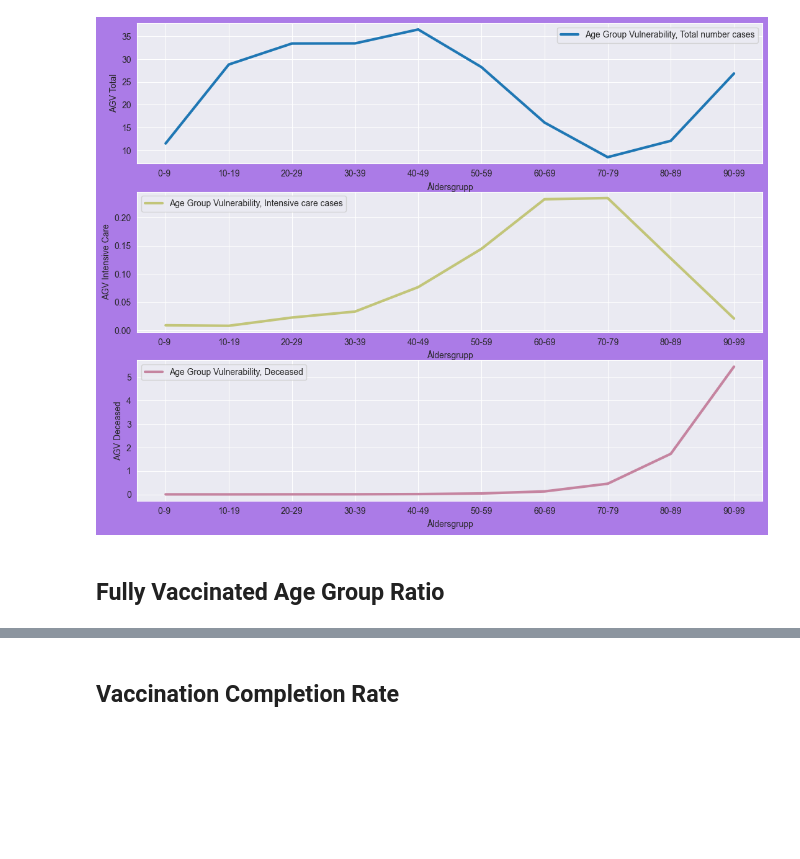
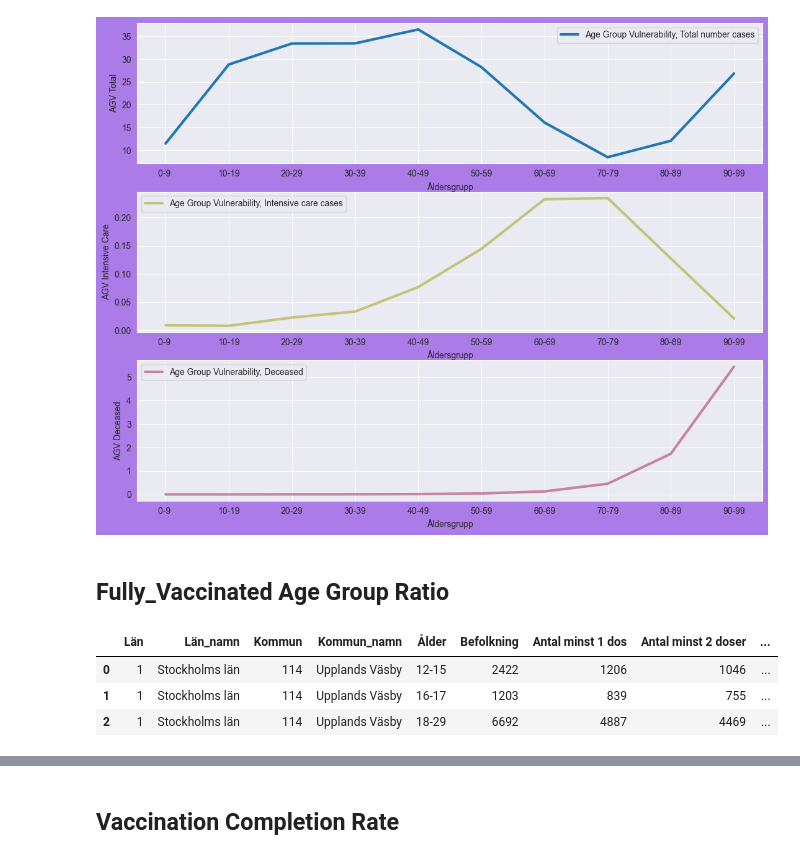
Before and after one commit to MaryKavalion/Data_Processing-Mary-Kavalionak, a Jupyter notebook: Lab-Covid19/Part 3. Exploratory data analysis.ipynb, the cells around one changed output, grey strips where cells are left out. Saved outputs shown, nothing was run; the diff lists cells and outputs as text; code cells hidden in the pictures; blank space fills up the shorter version.

Commit message:
Add 4th KPI
Fully Vaccinated ratio by age groups:
modified:   Lab-Covid19/Part 3. Exploratory data analysis.ipynb
new file:   Lab-Covid19/Visualizations/Insights/Fully_vaccinated_ratio

```diff
--- a/Lab-Covid19/Part 3. Exploratory data analysis.ipynb
+++ b/Lab-Covid19/Part 3. Exploratory data analysis.ipynb
@@ -248,4 +251,12 @@ label = 'Age Group Vulnerability, Deceased')
 <Axes: xlabel='Åldersgrupp', ylabel='AGV Deceased'>
 [figure]
 # %% [markdown]
-## Fully Vaccinated Age Group Ratio
+## Fully_Vaccinated Age Group Ratio
+# %%
+vaccindata = pd.read_excel('./Data/Covid19_Vaccine.xlsx', sheet_name = 'Vaccinerade kommun och ålder')
+vaccindata.head(3)
+# %% [output]
+|  | Län | Län_namn | Kommun | Kommun_namn | Ålder | Befolkning | Antal minst 1 dos | Antal minst 2 doser | ... |
+| 0 | 1 | Stockholms län | 114 | Upplands Väsby | 12-15 | 2422 | 1206 | 1046 | ... |
+| 1 | 1 | Stockholms län | 114 | Upplands Väsby | 16-17 | 1203 | 839 | 755 | ... |
+| 2 | 1 | Stockholms län | 114 | Upplands Väsby | 18-29 | 6692 | 4887 | 4469 | ... |
```
Also changed, not shown: parts of 6 cells of this notebook, 1 other file.
